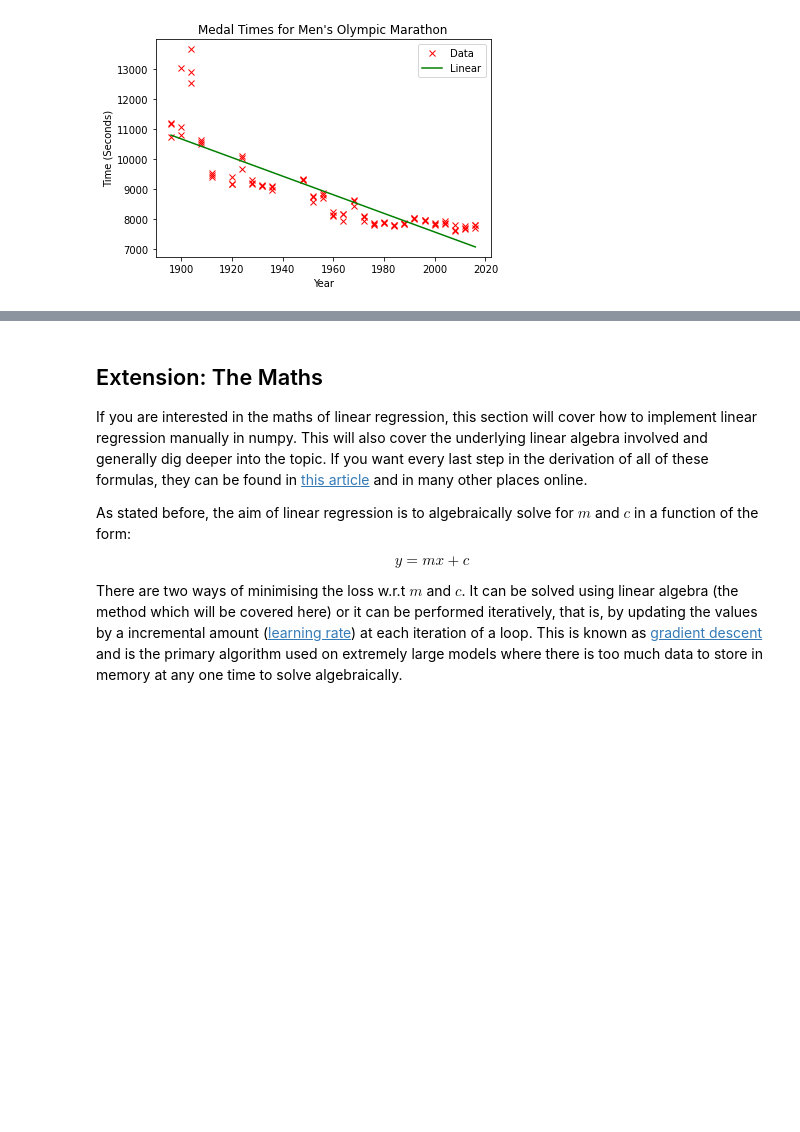
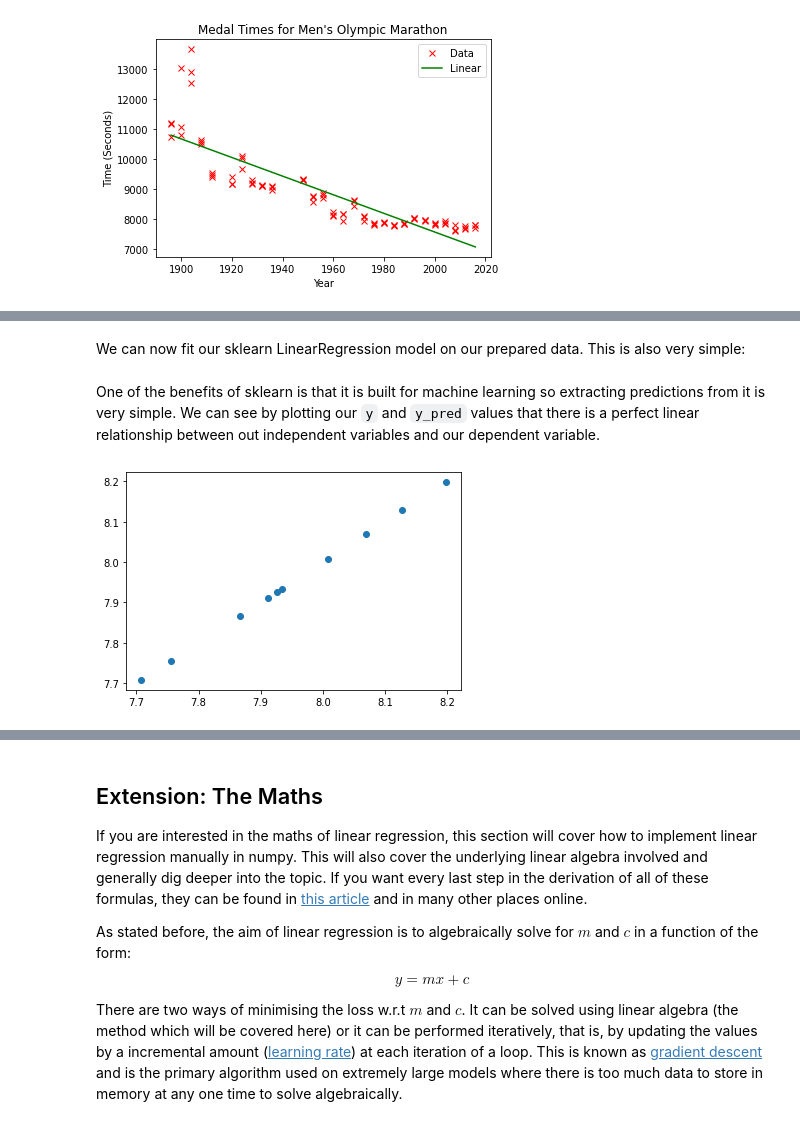
Before and after one commit to wrmthorne/SWiCS-WIE-Advanced-Python-Worksheets, a Jupyter notebook: linear_regression_notebook.ipynb, the cells around one changed output, grey strips where cells are left out. Saved outputs shown, nothing was run; the diff lists cells and outputs as text; code cells hidden in the pictures; blank space fills up the shorter version.

```diff
--- a/linear_regression_notebook.ipynb
+++ b/linear_regression_notebook.ipynb
@@ -272,9 +314,9 @@ Pandas can also read in excel spreadsheets with multiple sheets in them. For thi
 # %%
 xlsx = pd.ExcelFile('https://raw.githubusercontent.com/wrmthorne/linear-regression/main/experiment_data.xlsx')
-print(xlsx.sheet_names)
+sheet_names = xlsx.sheet_names
 
-run1 = pd.read_excel(xlsx, 'Run 1')
-run2 = pd.read_excel(xlsx, 'Run 2')
-run3 = pd.read_excel(xlsx, 'Run 3')
+run1 = pd.read_excel(xlsx, sheet_names[0], index_col=0)
+run2 = pd.read_excel(xlsx, sheet_names[1], index_col=0)
+run3 = pd.read_excel(xlsx, sheet_names[2], index_col=0)
 print(run1)
 # %% [output]
@@ -294,0 +340,22 @@ print(run1)
+# %%
+# Sample answer
+X = np.array(run1[['a', 'b', 'c']], dtype=float)
+y = np.array(run1['d'], dtype=float)
+# %% [markdown]
+We can now fit our sklearn LinearRegression model on our prepared data. This is also very simple:
+# %%
+lin_reg = linear_model.LinearRegression()
+lin_reg.fit(X, y)
+
+slope = lin_reg.coef_
+intercept = lin_reg.intercept_
+# %% [markdown]
+One of the benefits of sklearn is that it is built for machine learning so extracting predictions from it is very simple. We can see by plotting our `y` and `y_pred` values that there is a perfect linear relationship between out independent variables and our dependent variable.
+# %%
+# Make predictions of our input set
+y_pred = lin_reg.predict(X)
+
+plt.scatter(y, y_pred)
+plt.show()
+# %% [output]
+[figure, added]
```
Also changed, not shown: parts of 38 cells of this notebook.
